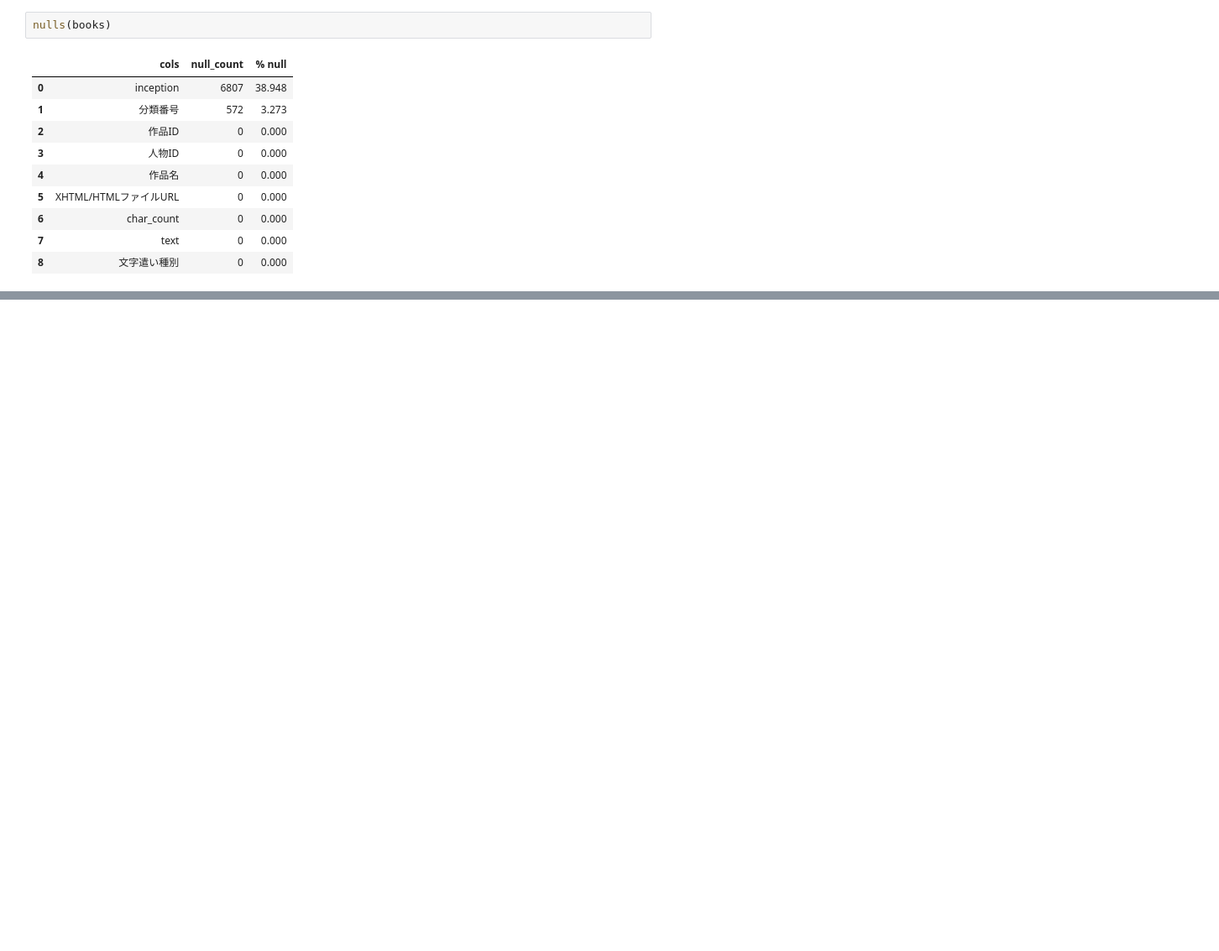
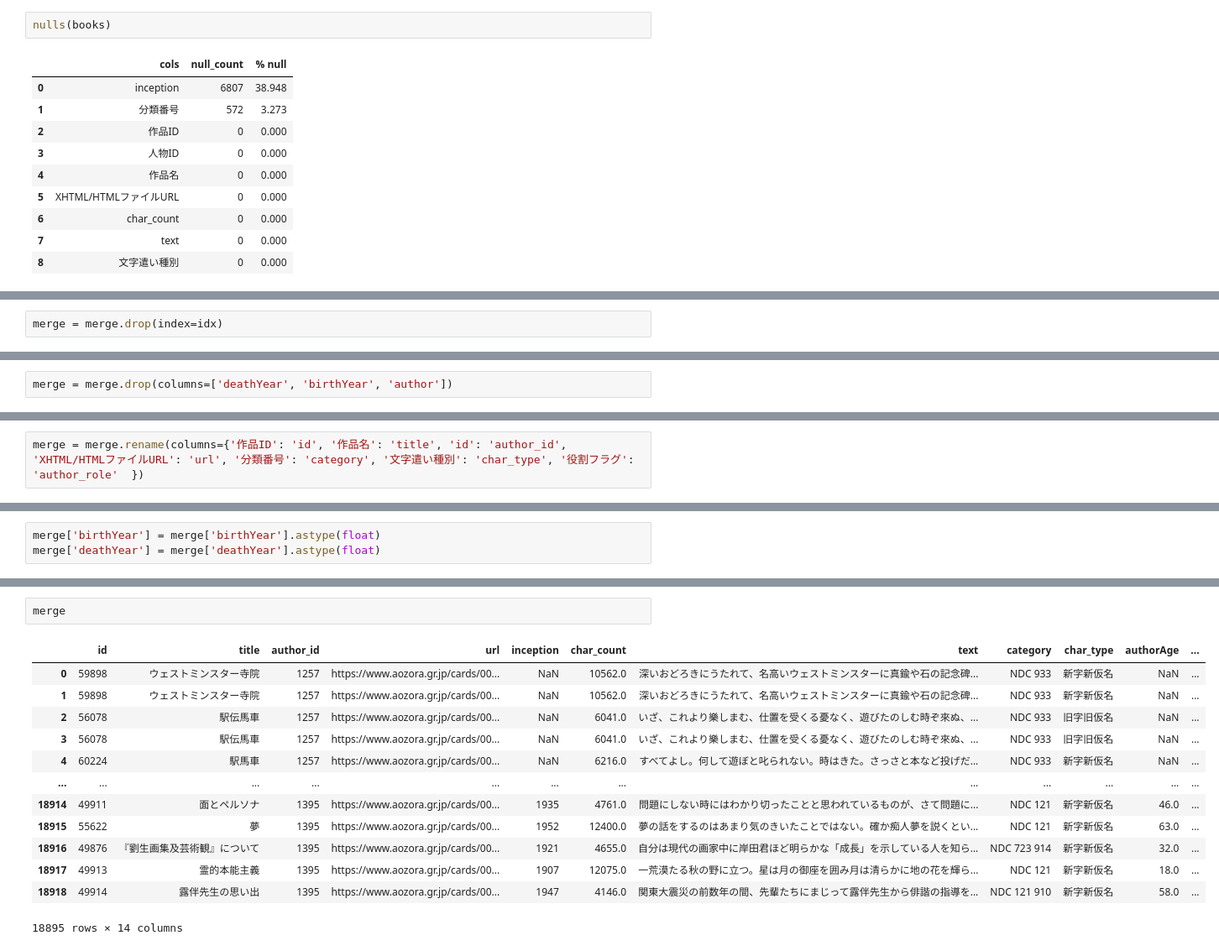
Before and after one commit to j-chowder/japanese_literature, a Jupyter notebook: feature_engineering.ipynb, the cells around one changed output, grey strips where cells are left out. Shown at 84% size. Drawn from its saved outputs; the diff is of its cells as text; blank space fills up the shorter version.

```diff
--- a/feature_engineering.ipynb
+++ b/feature_engineering.ipynb
@@ -144,0 +226,2 @@ author[author['id'] == 1790]
+# %%
+merge = merge.drop(index=idx)
@@ -144,0 +246,2 @@ author[author['id'] == 1790]
+# %%
+merge = merge.drop(columns=['deathYear', 'birthYear', 'author'])
@@ -144,0 +257,2 @@ author[author['id'] == 1790]
+# %%
+merge = merge.rename(columns={'作品ID': 'id', '作品名': 'title', 'id': 'author_id', 'XHTML/HTMLファイルURL': 'url', '分類番号': 'category', '文字遣い種別': 'char_type', '役割フラグ': 'author_role'  })
@@ -144,0 +285,3 @@ author[author['id'] == 1790]
+# %%
+merge['birthYear'] = merge['birthYear'].astype(float)
+merge['deathYear'] = merge['deathYear'].astype(float)
@@ -144,0 +320,16 @@ author[author['id'] == 1790]
+# %%
+merge
+# %% [output]
+|  | id | title | author_id | url | inception | char_count | text | category | char_type | authorAge | ... |
+| 0 | 59898 | ウェストミンスター寺院 | 1257 | https://www.aozora.gr.jp/cards/00... | NaN | 10562.0 | 深いおどろきにうたれて、名高いウェストミンスターに真鍮や石の記念碑... | NDC 933 | 新字新仮名 | NaN | ... |
+| 1 | 59898 | ウェストミンスター寺院 | 1257 | https://www.aozora.gr.jp/cards/00... | NaN | 10562.0 | 深いおどろきにうたれて、名高いウェストミンスターに真鍮や石の記念碑... | NDC 933 | 新字新仮名 | NaN | ... |
+| 2 | 56078 | 駅伝馬車 | 1257 | https://www.aozora.gr.jp/cards/00... | NaN | 6041.0 | いざ、これより樂しまむ、仕置を受くる憂なく、遊びたのしむ時ぞ來ぬ、... | NDC 933 | 旧字旧仮名 | NaN | ... |
+| 3 | 56078 | 駅伝馬車 | 1257 | https://www.aozora.gr.jp/cards/00... | NaN | 6041.0 | いざ、これより樂しまむ、仕置を受くる憂なく、遊びたのしむ時ぞ來ぬ、... | NDC 933 | 旧字旧仮名 | NaN | ... |
+| 4 | 60224 | 駅馬車 | 1257 | https://www.aozora.gr.jp/cards/00... | NaN | 6216.0 | すべてよし。何して遊ぼと叱られない。時はきた。さっさと本など投げだ... | NDC 933 | 新字新仮名 | NaN | ... |
+| ... | ... | ... | ... | ... | ... | ... | ... | ... | ... | ... | ... |
+| 18914 | 49911 | 面とペルソナ | 1395 | https://www.aozora.gr.jp/cards/00... | 1935 | 4761.0 | 問題にしない時にはわかり切ったことと思われているものが、さて問題に... | NDC 121 | 新字新仮名 | 46.0 | ... |
+| 18915 | 55622 | 夢 | 1395 | https://www.aozora.gr.jp/cards/00... | 1952 | 12400.0 | 夢の話をするのはあまり気のきいたことではない。確か痴人夢を説くとい... | NDC 121 | 新字新仮名 | 63.0 | ... |
+| 18916 | 49876 | 『劉生画集及芸術観』について | 1395 | https://www.aozora.gr.jp/cards/00... | 1921 | 4655.0 | 自分は現代の画家中に岸田君ほど明らかな「成長」を示している人を知ら... | NDC 723 914 | 新字新仮名 | 32.0 | ... |
+| 18917 | 49913 | 霊的本能主義 | 1395 | https://www.aozora.gr.jp/cards/00... | 1907 | 12075.0 | 一荒漠たる秋の野に立つ。星は月の御座を囲み月は清らかに地の花を輝ら... | NDC 121 | 新字新仮名 | 18.0 | ... |
+| 18918 | 49914 | 露伴先生の思い出 | 1395 | https://www.aozora.gr.jp/cards/00... | 1947 | 4146.0 | 関東大震災の前数年の間、先輩たちにまじって露伴先生から俳諧の指導を... | NDC 121 910 | 新字新仮名 | 58.0 | ... |
+18895 rows × 14 columns
```
Also changed, not shown: parts of 33 cells of this notebook, 1 other file.
